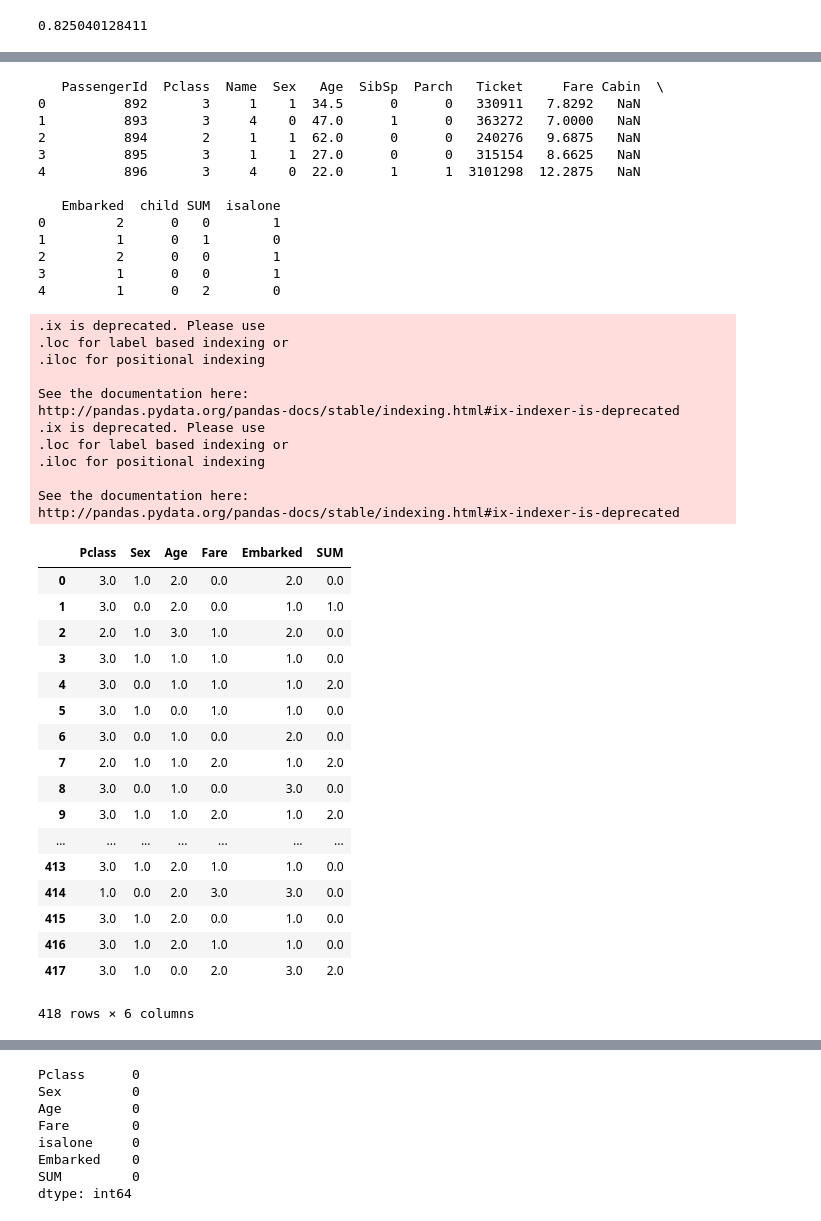
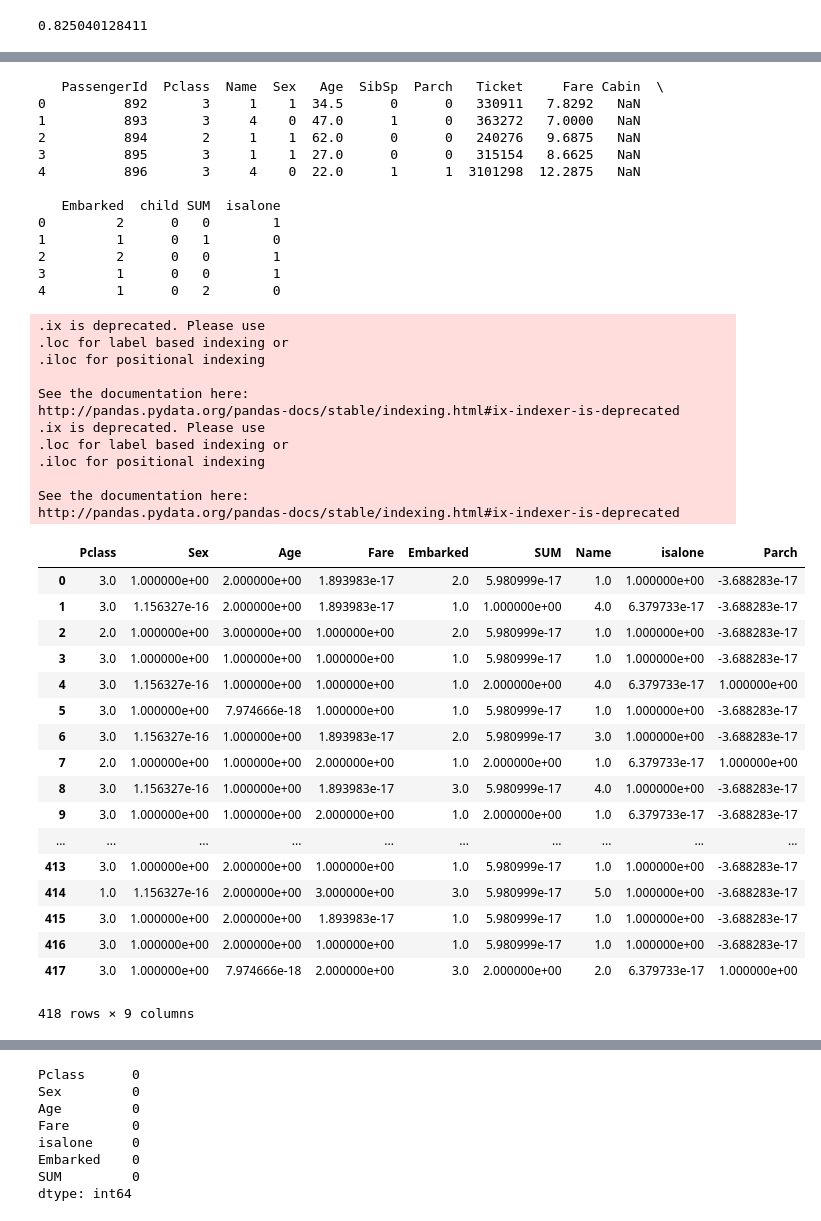
Before and after one commit to masakicktashiro/titanic, a Jupyter notebook: titanic.ipynb, the cells around one changed output, grey strips where cells are left out. Saved outputs shown, nothing was run; the diff lists cells and outputs as text; code cells hidden in the pictures.

```diff
--- a/titanic.ipynb
+++ b/titanic.ipynb
@@ -212,4 +211,4 @@ dtype: int64
 # %%
 from sklearn.preprocessing import LabelEncoder
 le=LabelEncoder()
-df.ix[:,4]=le.fit_transform(df.ix[:,4])
+df["Sex"]=le.fit_transform(df["Sex"])
@@ -403,6 +395,6 @@ Index(['PassengerId', 'Survived', 'Pclass', 'Name', 'Sex', 'Age', 'SibSp',
 # %%
 a = ['Pclass', 'Sex', 'Age', 'Fare', 'SUM',"Name",
-       "Embarked"]
+       "Embarked", "isalone", "Parch"]
 # %%
 df2 = df
 df = df2.ix[:,a]
@@ -597,10 +605,20 @@ sc1=StandardScaler()
 sc2=StandardScaler()
 sc3=StandardScaler()
 sc4=StandardScaler()
-x["Fare"]= sc1.fit_transform(x["Fare"].reshape(len(x["Fare"].values),1))
-#x["SibSp"]=sc2.fit_transform(x["SibSp"])
-#x["Parch"]=sc3.fit_transform(x["Parch"])
-x["Age"]=sc4.fit_transform(x["Age"].reshape(len(x["Fare"].values),1))
+sc5=StandardScaler()
+sc6=StandardScaler()
+sc7=StandardScaler()
+sc8=StandardScaler()
+sc9=StandardScaler()
+x["Fare"]= sc1.fit_transform(x["Fare"].reshape(-1,1))
+x["Pclass"]=sc2.fit_transform(x["Pclass"].reshape(-1,1))
+x["Parch"]=sc3.fit_transform(x["Parch"].reshape(-1,1))
+x["Age"]=sc4.fit_transform(x["Age"].reshape(-1,1))
+x["Embarked"] = sc5.fit_transform(x["Embarked"].reshape(-1,1))
+x["SUM"] = sc6.fit_transform(x["SUM"].reshape(-1,1))
+x["Sex"] = sc7.fit_transform(x["Sex"].reshape(-1,1))
+x["Name"] = sc8.fit_transform(x["Name"].reshape(-1,1))
+x["isalone"] = sc9.fit_transform(x["isalone"].reshape(-1,1))
 # %%
 x.head(5)
 # %% [output]
@@ -613,3 +631,3 @@ x.head(5)
 # %%
-b = ["Pclass","Sex","Age","Fare","Embarked","SUM"]
+b = ["Pclass","Sex","Age","Fare","Embarked","SUM","Name"]
 x = x.ix[:,b]
@@ -997,60 +1192,64 @@ df4.ix[df4["Fare"] < 7.91,"Fare"] = 0
 df4.ix[(df4["Fare"] < 14.454) & (df4["Fare"] >= 7.91),"Fare"] = 1
 df4.ix[(df4["Fare"] < 31) & (df4["Fare"] >= 14.454),"Fare"] = 2
 df4.ix[df4["Fare"] >= 31,"Fare"] = 3
-"""
-df4["Fare"] = sc1.transform(df4["Fare"].reshape(len(df4["Fare"].values),1))
-#df4["SibSp"] = sc2.transform(df4["SibSp"].reshape(len(df4["Fare"].values),1))
-#df4["Parch"] = sc3.transform(df4["Parch"])
-df4["Age"] = sc4.transform(df4["Age"].reshape(len(df4["Fare"].values),1))
-"""
+
+df4["Fare"]= sc1.transform(df4["Fare"].reshape(-1,1))
+df4["Pclass"]=sc2.transform(df4["Pclass"].reshape(-1,1))
+df4["Parch"]=sc3.transform(df4["Parch"].reshape(-1,1))
+df4["Age"]=sc4.transform(df4["Age"].reshape(-1,1))
+df4["Embarked"] = sc5.transform(df4["Embarked"].reshape(-1,1))
+df4["SUM"] = sc6.transform(df4["SUM"].reshape(-1,1))
+df4["Sex"] = sc7.transform(df4["Sex"].reshape(-1,1))
+df4["Name"] = sc8.transform(df4["Name"].reshape(-1,1))
+df4["isalone"] = sc9.transform(df4["isalone"].reshape(-1,1))
 #pd.DataFrame(a)
 x_te=df4.ix[:,b] #.astype(int)
 #x_te.columns=["Pclass","Sex","Age","SibSp","Parch","Fare","miss","mr","mrs","master","SUM","C","Q","S"]
 x_te
 # %% [output]
    PassengerId  Pclass  Name  Sex   Age  SibSp  Parch   Ticket     Fare Cabin  \
 0          892       3     1    1  34.5      0      0   330911   7.8292   NaN
 1          893       3     4    0  47.0      1      0   363272   7.0000   NaN
 2          894       2     1    1  62.0      0      0   240276   9.6875   NaN
 3          895       3     1    1  27.0      0      0   315154   8.6625   NaN
 4          896       3     4    0  22.0      1      1  3101298  12.2875   NaN
 
    Embarked  child SUM  isalone
 0         2      0   0        1
 1         1      0   1        0
 2         2      0   0        1
 3         1      0   0        1
 4         1      0   2        0
 .ix is deprecated. Please use
 .loc for label based indexing or
 .iloc for positional indexing
 
 See the documentation here:
 http://pandas.pydata.org/pandas-docs/stable/indexing.html#ix-indexer-is-deprecated
 .ix is deprecated. Please use
 .loc for label based indexing or
 .iloc for positional indexing
 
 See the documentation here:
 http://pandas.pydata.org/pandas-docs/stable/indexing.html#ix-indexer-is-deprecated
-|  | Pclass | Sex | Age | Fare | Embarked | SUM |
-| 0 | 3.0 | 1.0 | 2.0 | 0.0 | 2.0 | 0.0 |
-| 1 | 3.0 | 0.0 | 2.0 | 0.0 | 1.0 | 1.0 |
-| 2 | 2.0 | 1.0 | 3.0 | 1.0 | 2.0 | 0.0 |
-| 3 | 3.0 | 1.0 | 1.0 | 1.0 | 1.0 | 0.0 |
-| 4 | 3.0 | 0.0 | 1.0 | 1.0 | 1.0 | 2.0 |
-| 5 | 3.0 | 1.0 | 0.0 | 1.0 | 1.0 | 0.0 |
-| 6 | 3.0 | 0.0 | 1.0 | 0.0 | 2.0 | 0.0 |
-| 7 | 2.0 | 1.0 | 1.0 | 2.0 | 1.0 | 2.0 |
-| 8 | 3.0 | 0.0 | 1.0 | 0.0 | 3.0 | 0.0 |
-| 9 | 3.0 | 1.0 | 1.0 | 2.0 | 1.0 | 2.0 |
-| ... | ... | ... | ... | ... | ... | ... |
-| 413 | 3.0 | 1.0 | 2.0 | 1.0 | 1.0 | 0.0 |
-| 414 | 1.0 | 0.0 | 2.0 | 3.0 | 3.0 | 0.0 |
-| 415 | 3.0 | 1.0 | 2.0 | 0.0 | 1.0 | 0.0 |
-| 416 | 3.0 | 1.0 | 2.0 | 1.0 | 1.0 | 0.0 |
-| 417 | 3.0 | 1.0 | 0.0 | 2.0 | 3.0 | 2.0 |
+|  | Pclass | Sex | Age | Fare | Embarked | SUM | Name | isalone | Parch |
+| 0 | 3.0 | 1.000000e+00 | 2.000000e+00 | 1.893983e-17 | 2.0 | 5.980999e-17 | 1.0 | 1.000000e+00 | -3.688283e-17 |
+| 1 | 3.0 | 1.156327e-16 | 2.000000e+00 | 1.893983e-17 | 1.0 | 1.000000e+00 | 4.0 | 6.379733e-17 | -3.688283e-17 |
+| 2 | 2.0 | 1.000000e+00 | 3.000000e+00 | 1.000000e+00 | 2.0 | 5.980999e-17 | 1.0 | 1.000000e+00 | -3.688283e-17 |
+| 3 | 3.0 | 1.000000e+00 | 1.000000e+00 | 1.000000e+00 | 1.0 | 5.980999e-17 | 1.0 | 1.000000e+00 | -3.688283e-17 |
+| 4 | 3.0 | 1.156327e-16 | 1.000000e+00 | 1.000000e+00 | 1.0 | 2.000000e+00 | 4.0 | 6.379733e-17 | 1.000000e+00 |
+| 5 | 3.0 | 1.000000e+00 | 7.974666e-18 | 1.000000e+00 | 1.0 | 5.980999e-17 | 1.0 | 1.000000e+00 | -3.688283e-17 |
+| 6 | 3.0 | 1.156327e-16 | 1.000000e+00 | 1.893983e-17 | 2.0 | 5.980999e-17 | 3.0 | 1.000000e+00 | -3.688283e-17 |
+| 7 | 2.0 | 1.000000e+00 | 1.000000e+00 | 2.000000e+00 | 1.0 | 2.000000e+00 | 1.0 | 6.379733e-17 | 1.000000e+00 |
+| 8 | 3.0 | 1.156327e-16 | 1.000000e+00 | 1.893983e-17 | 3.0 | 5.980999e-17 | 4.0 | 1.000000e+00 | -3.688283e-17 |
+| 9 | 3.0 | 1.000000e+00 | 1.000000e+00 | 2.000000e+00 | 1.0 | 2.000000e+00 | 1.0 | 6.379733e-17 | -3.688283e-17 |
+| ... | ... | ... | ... | ... | ... | ... | ... | ... | ... |
+| 413 | 3.0 | 1.000000e+00 | 2.000000e+00 | 1.000000e+00 | 1.0 | 5.980999e-17 | 1.0 | 1.000000e+00 | -3.688283e-17 |
+| 414 | 1.0 | 1.156327e-16 | 2.000000e+00 | 3.000000e+00 | 3.0 | 5.980999e-17 | 5.0 | 1.000000e+00 | -3.688283e-17 |
+| 415 | 3.0 | 1.000000e+00 | 2.000000e+00 | 1.893983e-17 | 1.0 | 5.980999e-17 | 1.0 | 1.000000e+00 | -3.688283e-17 |
+| 416 | 3.0 | 1.000000e+00 | 2.000000e+00 | 1.000000e+00 | 1.0 | 5.980999e-17 | 1.0 | 1.000000e+00 | -3.688283e-17 |
+| 417 | 3.0 | 1.000000e+00 | 7.974666e-18 | 2.000000e+00 | 3.0 | 2.000000e+00 | 2.0 | 6.379733e-17 | 1.000000e+00 |
-418 rows × 6 columns
+418 rows × 9 columns
 # %%
 print(x_train.columns)
 print(x_te.columns)
```
Also changed, not shown: parts of 57 cells of this notebook.
